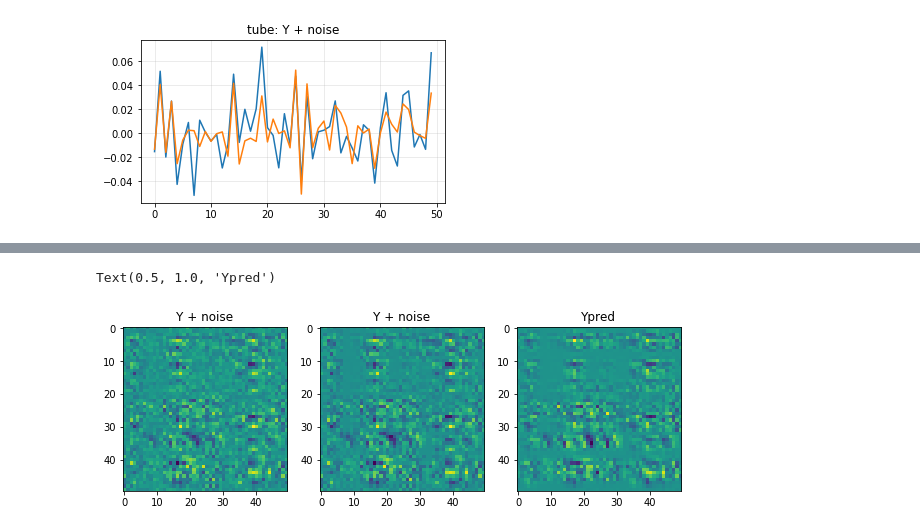
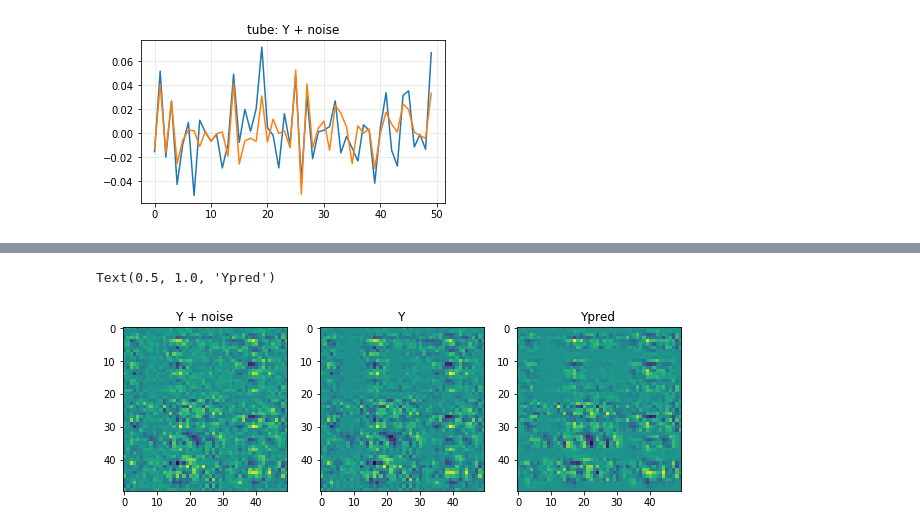
Before and after one commit to pierreHmbt/Tensor_CDL, a Jupyter notebook: TC_FISTA_example.ipynb, the cells around one changed output, grey strips where cells are left out. Saved outputs shown, nothing was run; the diff lists cells and outputs as text; code cells hidden in the pictures.

```diff
--- a/TC_FISTA_example.ipynb
+++ b/TC_FISTA_example.ipynb
@@ -365,16 +365,16 @@ plt.grid()
 # %%
 plt.figure(figsize=(10, 5))
 plt.subplot(131)
 plt.imshow(Y[0])
 plt.title('Y + noise')
 
 plt.subplot(132)
 plt.imshow(Ytrue[0])
-plt.title('Y + noise')
+plt.title('Y')
 
 plt.subplot(133)
 plt.imshow(Ypred[0])
 plt.title('Ypred')
 # %% [output]
 Text(0.5, 1.0, 'Ypred')
-[figure, old version]
+[figure, new version]
```
Also changed, not shown: parts of 2 cells of this notebook.
